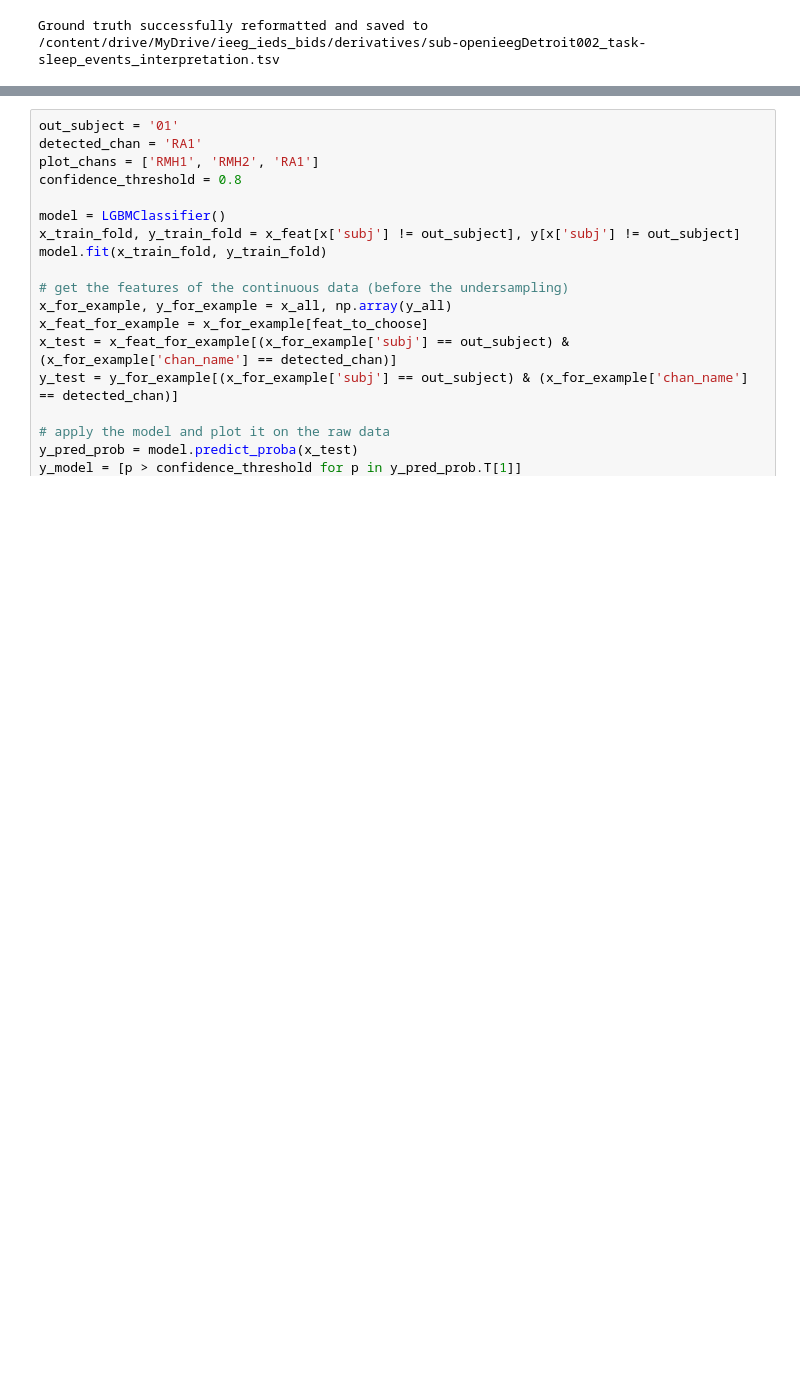
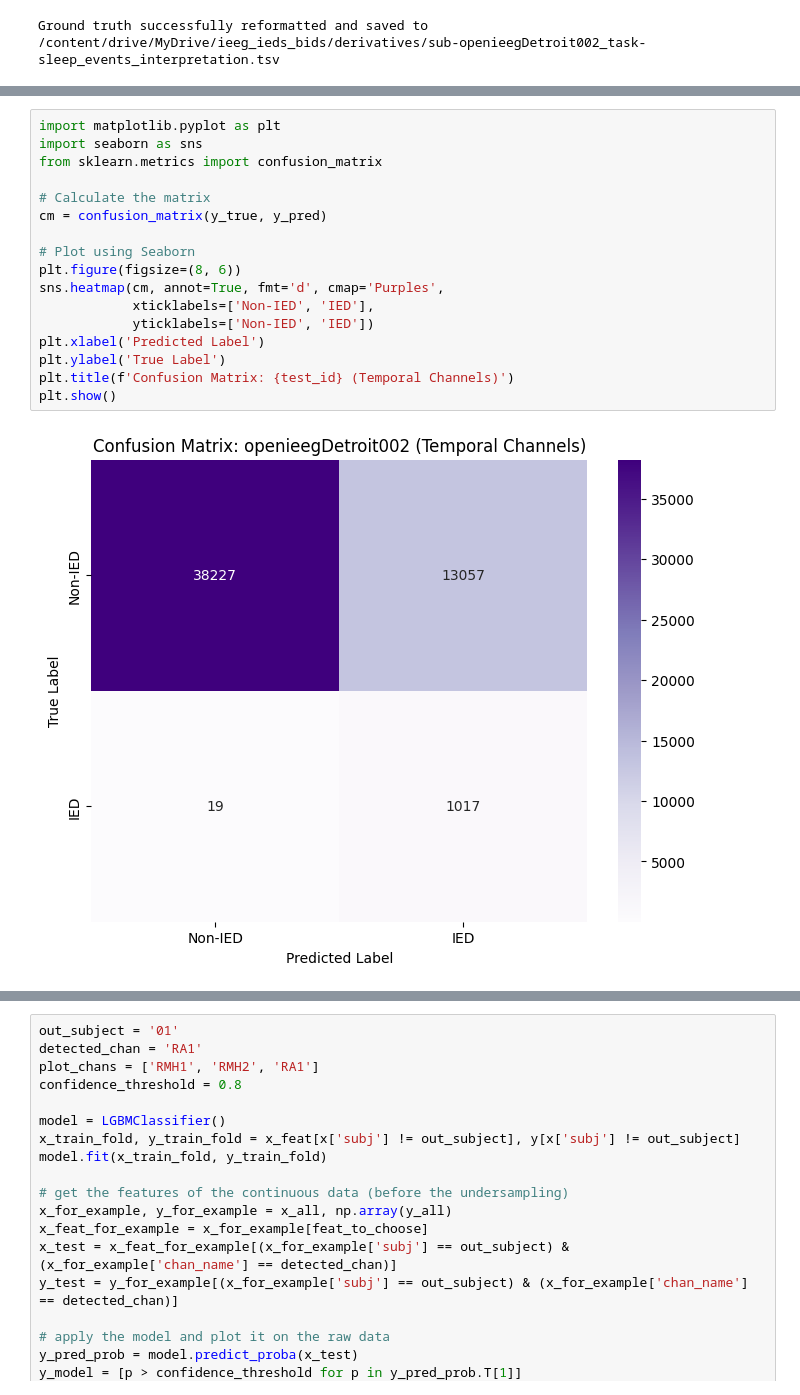
Before and after one commit to kohlia123/Senior-Design, a Jupyter notebook: final_pipeline.ipynb, the cells around one changed output, grey strips where cells are left out. Cells and saved outputs as stored; diff of their text form; blank space fills up the shorter version.

```diff
--- a/final_pipeline.ipynb
+++ b/final_pipeline.ipynb
@@ -459,0 +474,19 @@ ValueError: 'sub-openieegDetroit002' is not in list. Did you mean one of ['sub-0
+# %%
+import matplotlib.pyplot as plt
+import seaborn as sns
+from sklearn.metrics import confusion_matrix
+
+# Calculate the matrix
+cm = confusion_matrix(y_true, y_pred)
+
+# Plot using Seaborn
+plt.figure(figsize=(8, 6))
+sns.heatmap(cm, annot=True, fmt='d', cmap='Purples',
+            xticklabels=['Non-IED', 'IED'],
+            yticklabels=['Non-IED', 'IED'])
+plt.xlabel('Predicted Label')
+plt.ylabel('True Label')
+plt.title(f'Confusion Matrix: {test_id} (Temporal Channels)')
+plt.show()
+# %% [output]
+[figure, added]
```
Also changed, not shown: parts of 3 cells of this notebook.
